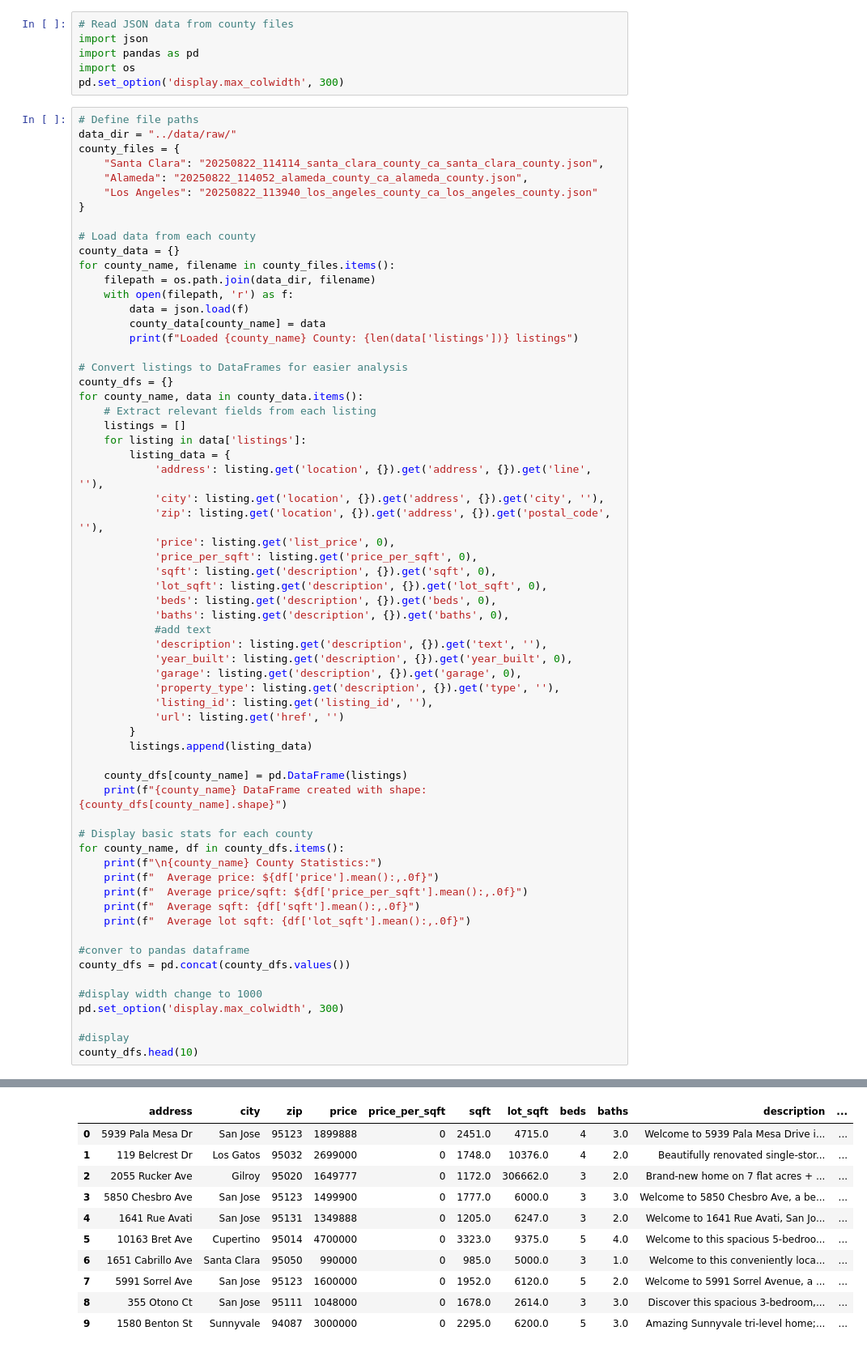
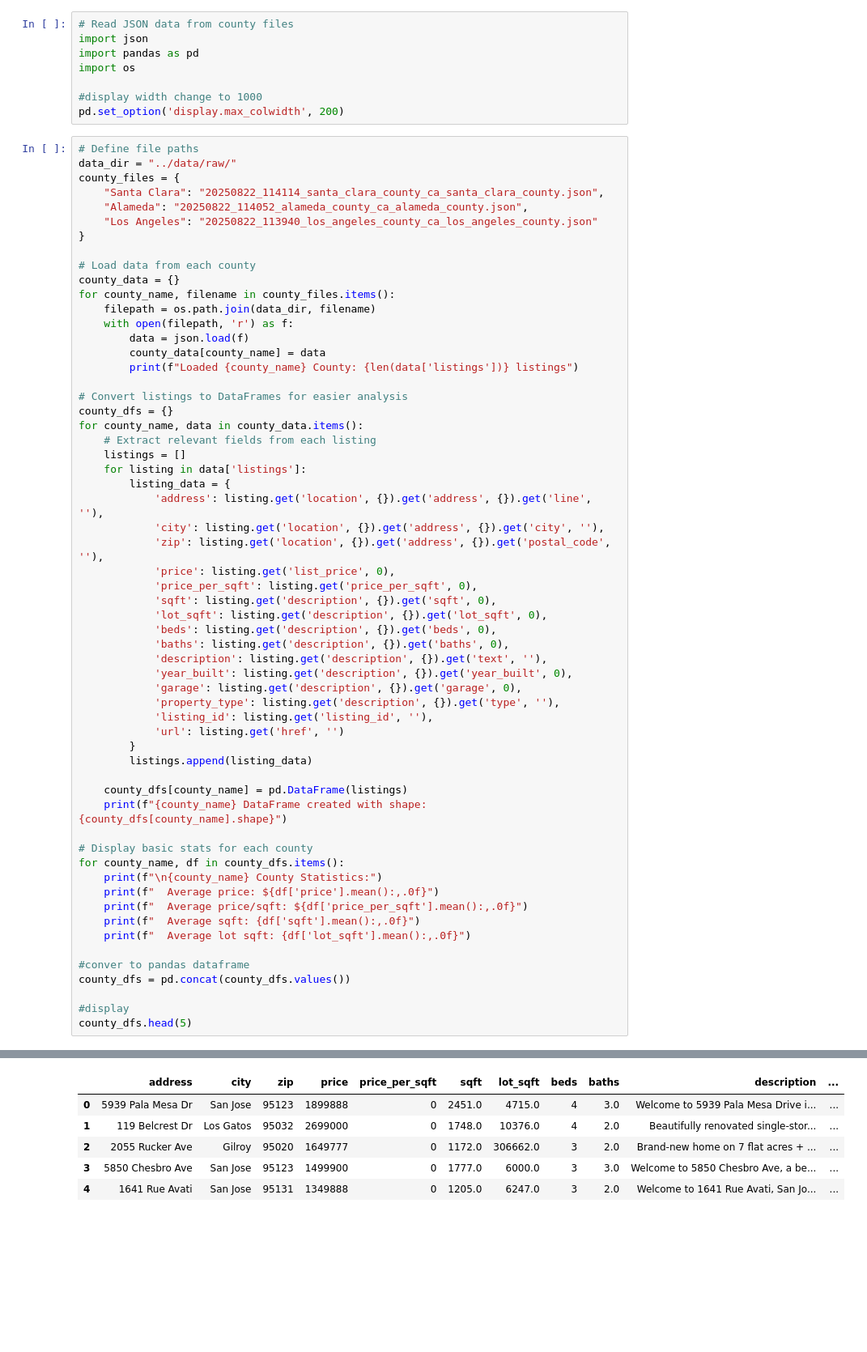
Before and after one commit to ilovemyapps/realestatepal, a Jupyter notebook: backend_services/data-prep-process/agentic-demo.ipynb, the cells around one changed output, grey strips where cells are left out. Shown at 81% size. Saved outputs shown, nothing was run; the diff lists cells and outputs as text; blank space fills up the shorter version.

```diff
--- a/backend_services/data-prep-process/agentic-demo.ipynb
+++ b/backend_services/data-prep-process/agentic-demo.ipynb
@@ -23,7 +23,9 @@ total price / price per sqft
 import json
 import pandas as pd
 import os
-pd.set_option('display.max_colwidth', 300)
+
+#display width change to 1000
+pd.set_option('display.max_colwidth', 200)
 # %%
 # Define file paths
 data_dir = "../data/raw/"
@@ -58,7 +60,6 @@ for county_name, data in county_data.items():
             'lot_sqft': listing.get('description', {}).get('lot_sqft', 0),
             'beds': listing.get('description', {}).get('beds', 0),
             'baths': listing.get('description', {}).get('baths', 0),
-            #add text
             'description': listing.get('description', {}).get('text', ''),
             'year_built': listing.get('description', {}).get('year_built', 0),
             'garage': listing.get('description', {}).get('garage', 0),
@@ -80,40 +81,32 @@ for county_name, df in county_dfs.items():
     print(f"  Average lot sqft: {df['lot_sqft'].mean():,.0f}")
 
 #conver to pandas dataframe
 county_dfs = pd.concat(county_dfs.values())
 
-#display width change to 1000
-pd.set_option('display.max_colwidth', 300)
-
 #display
-county_dfs.head(10)
+county_dfs.head(5)
 # %% [output]
 Loaded Santa Clara County: 1366 listings
 Loaded Alameda County: 1841 listings
 Loaded Los Angeles County: 4513 listings
 Santa Clara DataFrame created with shape: (1366, 15)
 Alameda DataFrame created with shape: (1841, 15)
 Los Angeles DataFrame created with shape: (4513, 15)
 
 Santa Clara County Statistics:
   Average price: $2,192,131
   Average price/sqft: $0
   Average sqft: 2,104
   Average lot sqft: 28,001
 ... (8 lines left out)
   Average price: $1,346,727
   Average price/sqft: $0
   Average sqft: 2,073
   Average lot sqft: 465,014
 |  | address | city | zip | price | price_per_sqft | sqft | lot_sqft | beds | baths | description | ... |
 | 0 | 5939 Pala Mesa Dr | San Jose | 95123 | 1899888 | 0 | 2451.0 | 4715.0 | 4 | 3.0 | Welcome to 5939 Pala Mesa Drive i... | ... |
 | 1 | 119 Belcrest Dr | Los Gatos | 95032 | 2699000 | 0 | 1748.0 | 10376.0 | 4 | 2.0 | Beautifully renovated single-stor... | ... |
 | 2 | 2055 Rucker Ave | Gilroy | 95020 | 1649777 | 0 | 1172.0 | 306662.0 | 3 | 2.0 | Brand-new home on 7 flat acres + ... | ... |
 | 3 | 5850 Chesbro Ave | San Jose | 95123 | 1499900 | 0 | 1777.0 | 6000.0 | 3 | 3.0 | Welcome to 5850 Chesbro Ave, a be... | ... |
 | 4 | 1641 Rue Avati | San Jose | 95131 | 1349888 | 0 | 1205.0 | 6247.0 | 3 | 2.0 | Welcome to 1641 Rue Avati, San Jo... | ... |
-| 5 | 10163 Bret Ave | Cupertino | 95014 | 4700000 | 0 | 3323.0 | 9375.0 | 5 | 4.0 | Welcome to this spacious 5-bedroo... | ... |
-| 6 | 1651 Cabrillo Ave | Santa Clara | 95050 | 990000 | 0 | 985.0 | 5000.0 | 3 | 1.0 | Welcome to this conveniently loca... | ... |
-| 7 | 5991 Sorrel Ave | San Jose | 95123 | 1600000 | 0 | 1952.0 | 6120.0 | 5 | 2.0 | Welcome to 5991 Sorrel Avenue, a ... | ... |
-| 8 | 355 Otono Ct | San Jose | 95111 | 1048000 | 0 | 1678.0 | 2614.0 | 3 | 3.0 | Discover this spacious 3-bedroom,... | ... |
-| 9 | 1580 Benton St | Sunnyvale | 94087 | 3000000 | 0 | 2295.0 | 6200.0 | 5 | 3.0 | Amazing Sunnyvale tri-level home;... | ... |
 # %%
```
Also changed, not shown: parts of 5 cells of this notebook, 7 other files.
